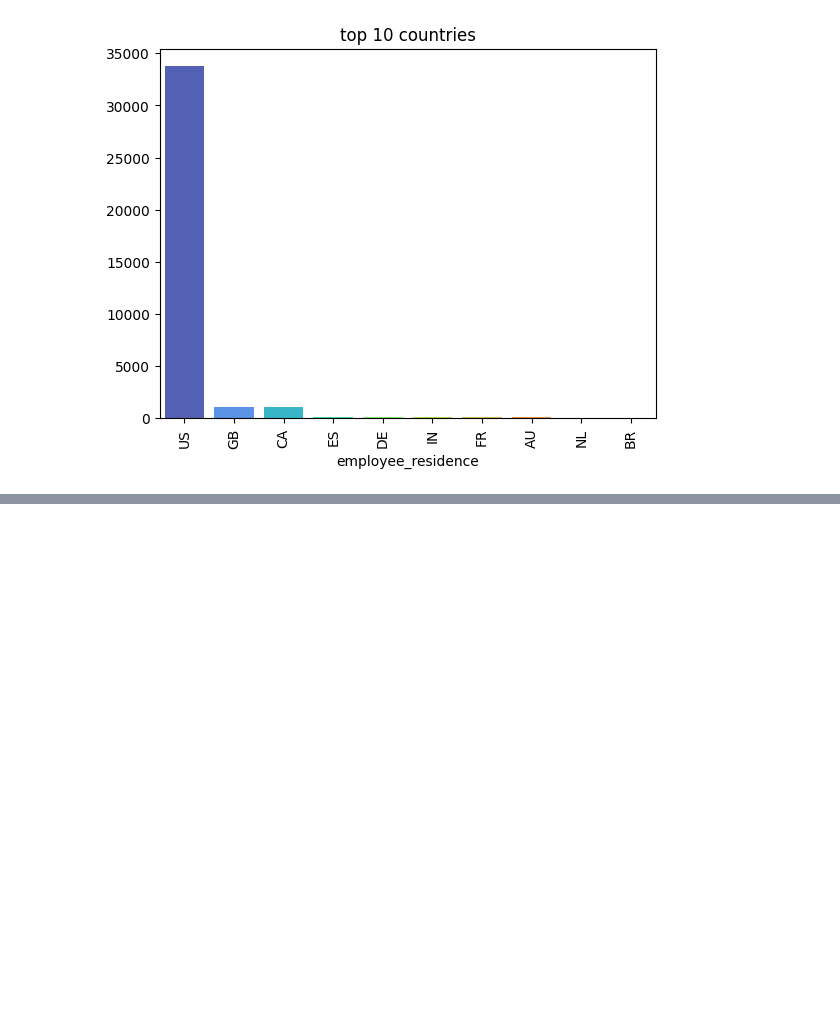
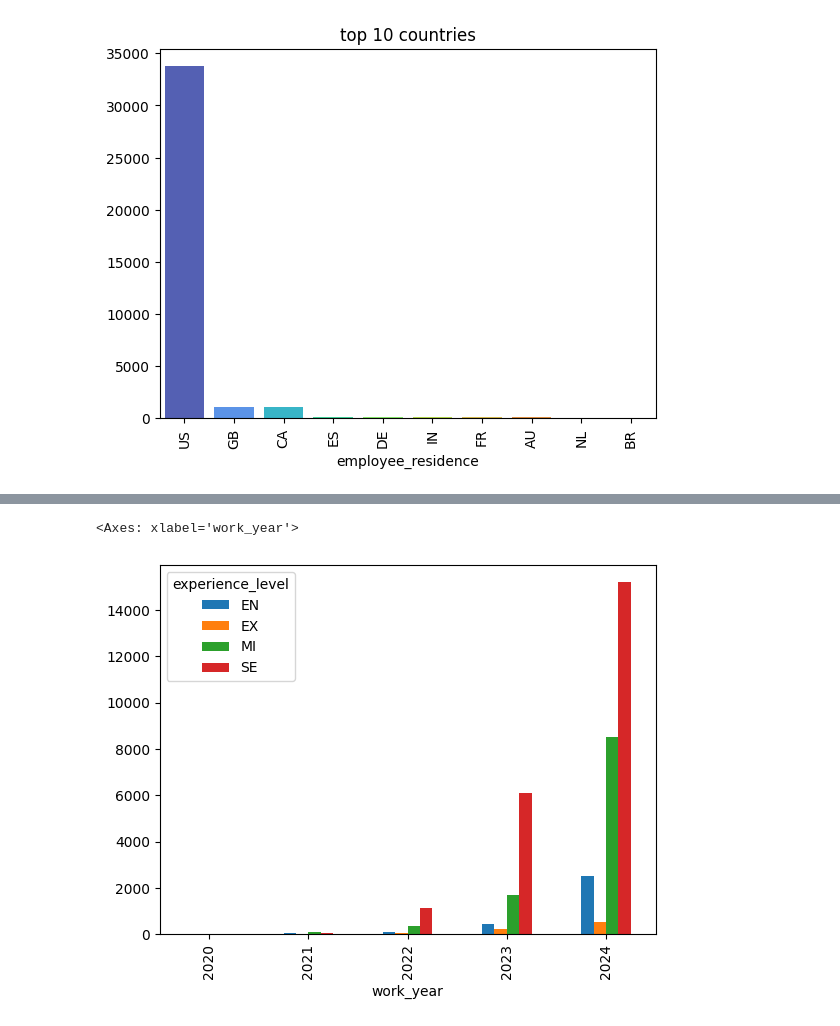
Before and after one commit to pain459/LP, a Jupyter notebook: projects/data_analysis_projects/salary_analysis/workbook.ipynb, the cells around one changed output, grey strips where cells are left out. Saved outputs shown, nothing was run; the diff lists cells and outputs as text; code cells hidden in the pictures; blank space fills up the shorter version.

```diff
--- a/projects/data_analysis_projects/salary_analysis/workbook.ipynb
+++ b/projects/data_analysis_projects/salary_analysis/workbook.ipynb
@@ -214,0 +245,5 @@ Passing `palette` without assigning `hue` is deprecated and will be removed in v
+# %%
+pd.crosstab(df['work_year'],df['experience_level'],).plot(kind="bar")
+# %% [output]
+<Axes: xlabel='work_year'>
+[figure, added]
```
Also changed, not shown: parts of 23 cells of this notebook.
